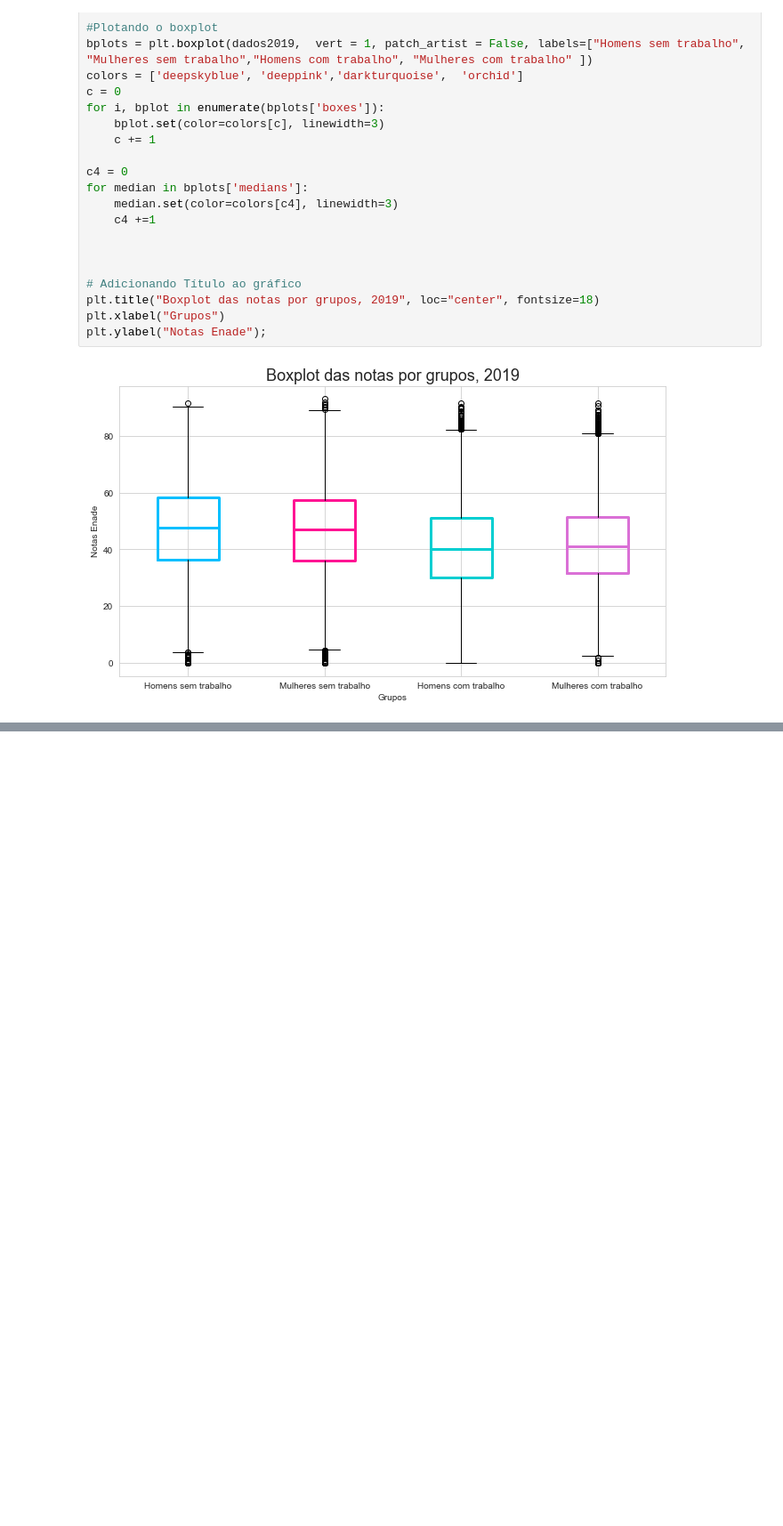
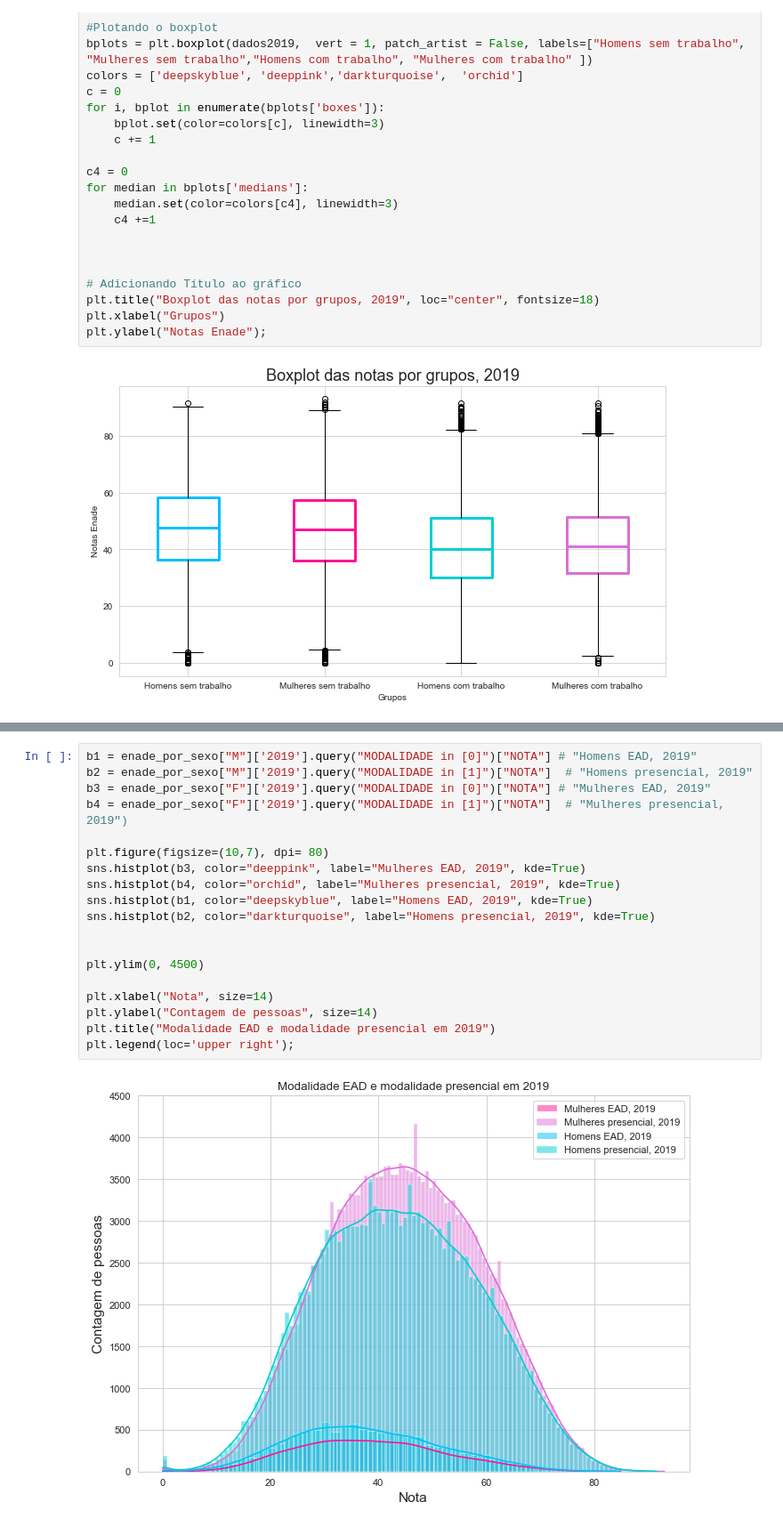
Before and after one commit to renatanesio/dados-universitarios-brasil, a Jupyter notebook: Estudo de Dados Universitários do Brasil.ipynb, the cells around one changed output, grey strips where cells are left out. Shown: that part at 89% size. Saved outputs shown, nothing was run; the diff lists cells and outputs as text; blank space fills up the shorter version.

```diff
--- a/Estudo de Dados Universitários do Brasil.ipynb
+++ b/Estudo de Dados Universitários do Brasil.ipynb
@@ -428,0 +509,21 @@ plt.ylabel("Notas Enade");
+# %%
+b1 = enade_por_sexo["M"]['2019'].query("MODALIDADE in [0]")["NOTA"] # "Homens EAD, 2019"
+b2 = enade_por_sexo["M"]['2019'].query("MODALIDADE in [1]")["NOTA"]  # "Homens presencial, 2019"
+b3 = enade_por_sexo["F"]['2019'].query("MODALIDADE in [0]")["NOTA"] # "Mulheres EAD, 2019"
+b4 = enade_por_sexo["F"]['2019'].query("MODALIDADE in [1]")["NOTA"]  # "Mulheres presencial, 2019")
+
+plt.figure(figsize=(10,7), dpi= 80)
+sns.histplot(b3, color="deeppink", label="Mulheres EAD, 2019", kde=True)
+sns.histplot(b4, color="orchid", label="Mulheres presencial, 2019", kde=True)
+sns.histplot(b1, color="deepskyblue", label="Homens EAD, 2019", kde=True)
+sns.histplot(b2, color="darkturquoise", label="Homens presencial, 2019", kde=True)
+
+
+plt.ylim(0, 4500)
+
+plt.xlabel("Nota", size=14)
+plt.ylabel("Contagem de pessoas", size=14)
+plt.title("Modalidade EAD e modalidade presencial em 2019")
+plt.legend(loc='upper right');
+# %% [output]
+[figure, added]
```
Also changed, not shown: parts of 20 cells of this notebook.
